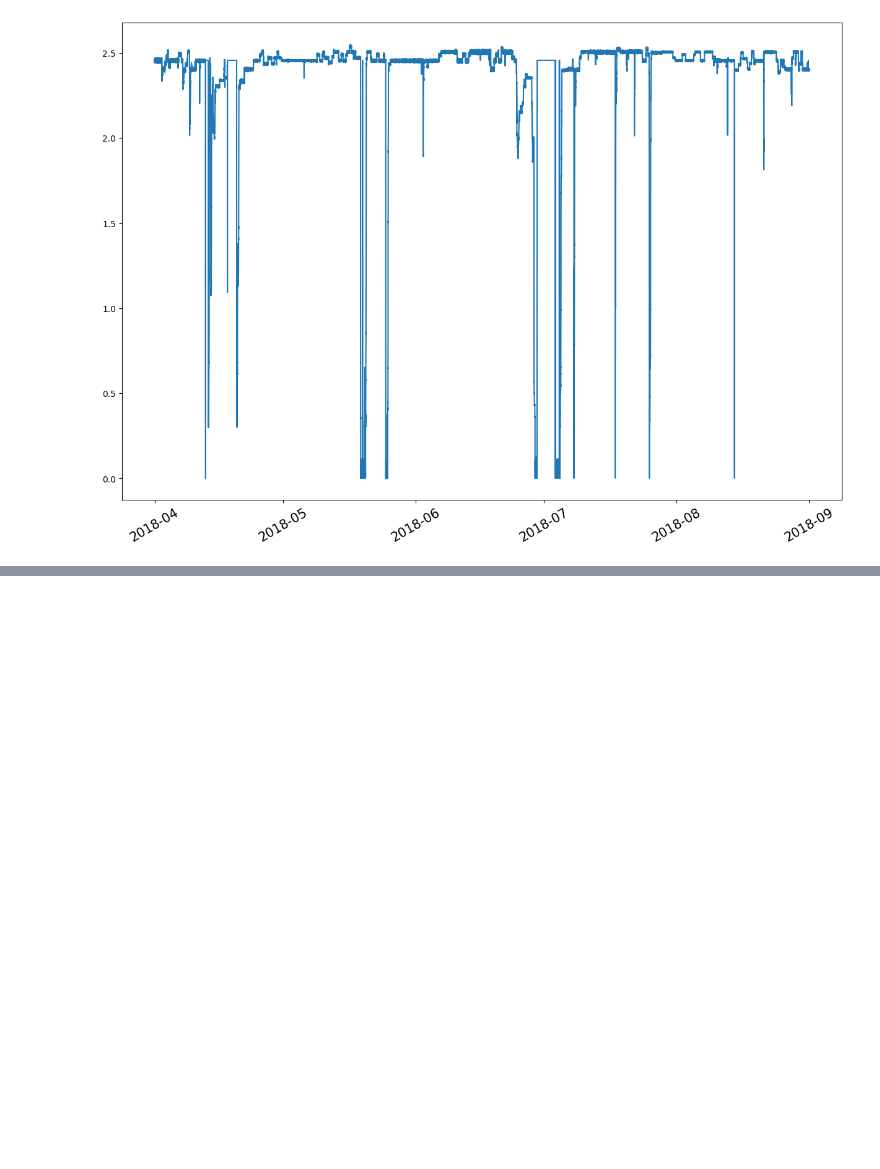
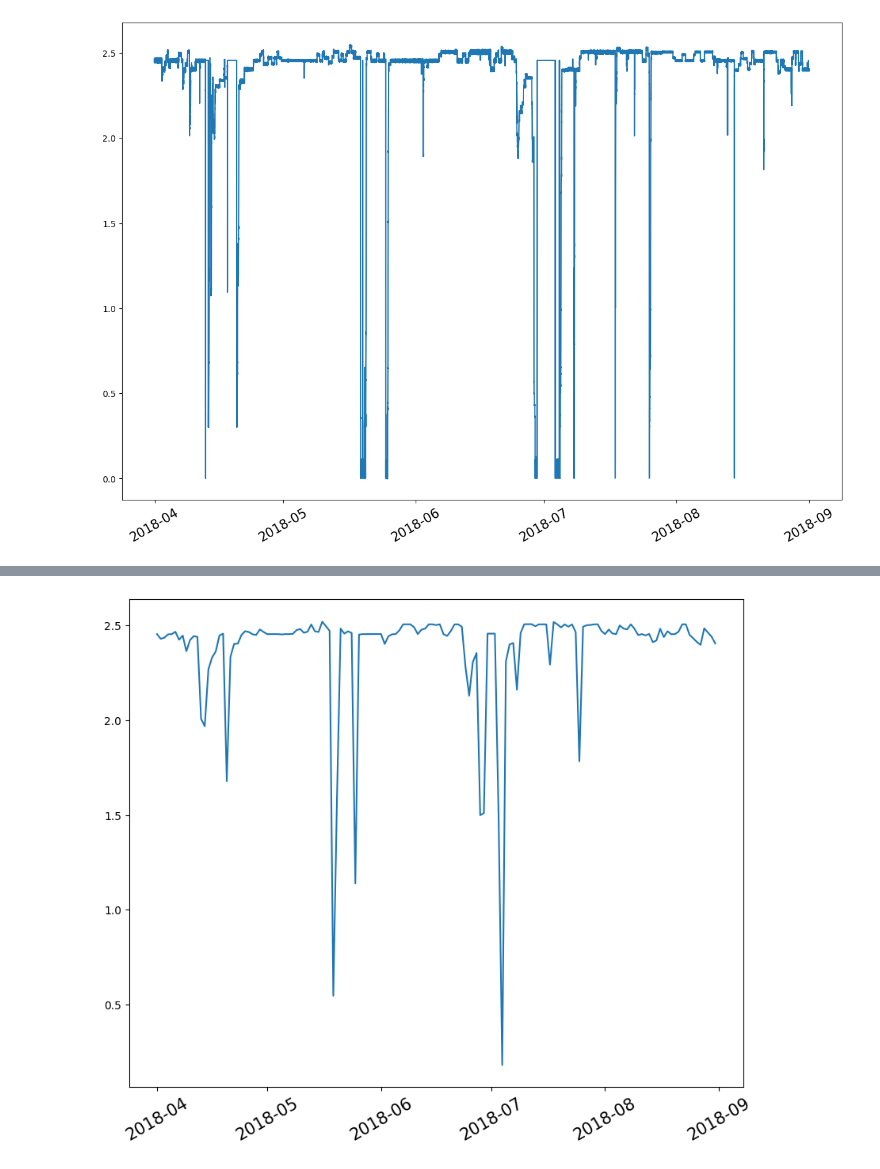
Before and after one commit to fhprime/Time-Series-Pump-Sensor-Data, a Jupyter notebook: Laboratorio_2_Product_Development_FH_18003299.ipynb, the cells around one changed output, grey strips where cells are left out. Cells and saved outputs as stored; diff of their text form; code cells hidden in the pictures; blank space fills up the shorter version.

Commit message:
Resample mean, day and month

```diff
--- a/Laboratorio_2_Product_Development_FH_18003299.ipynb
+++ b/Laboratorio_2_Product_Development_FH_18003299.ipynb
@@ -224,0 +231,3 @@ plt.show()
+# %%
+dt_mean_rsm_d = dt_sensor.resample('d').mean()
+dt_mean_rsm_d
@@ -224,0 +261,7 @@ plt.show()
+# %%
+fig = plt.figure(figsize=(10,8))
+plt.plot(dt_mean_rsm_d.index,dt_mean_rsm_d['sensor_00'])
+plt.xticks(rotation=30, fontsize=15)
+plt.show()
+# %% [output]
+[figure, added]
```
Also changed, not shown: parts of 7 cells of this notebook.
